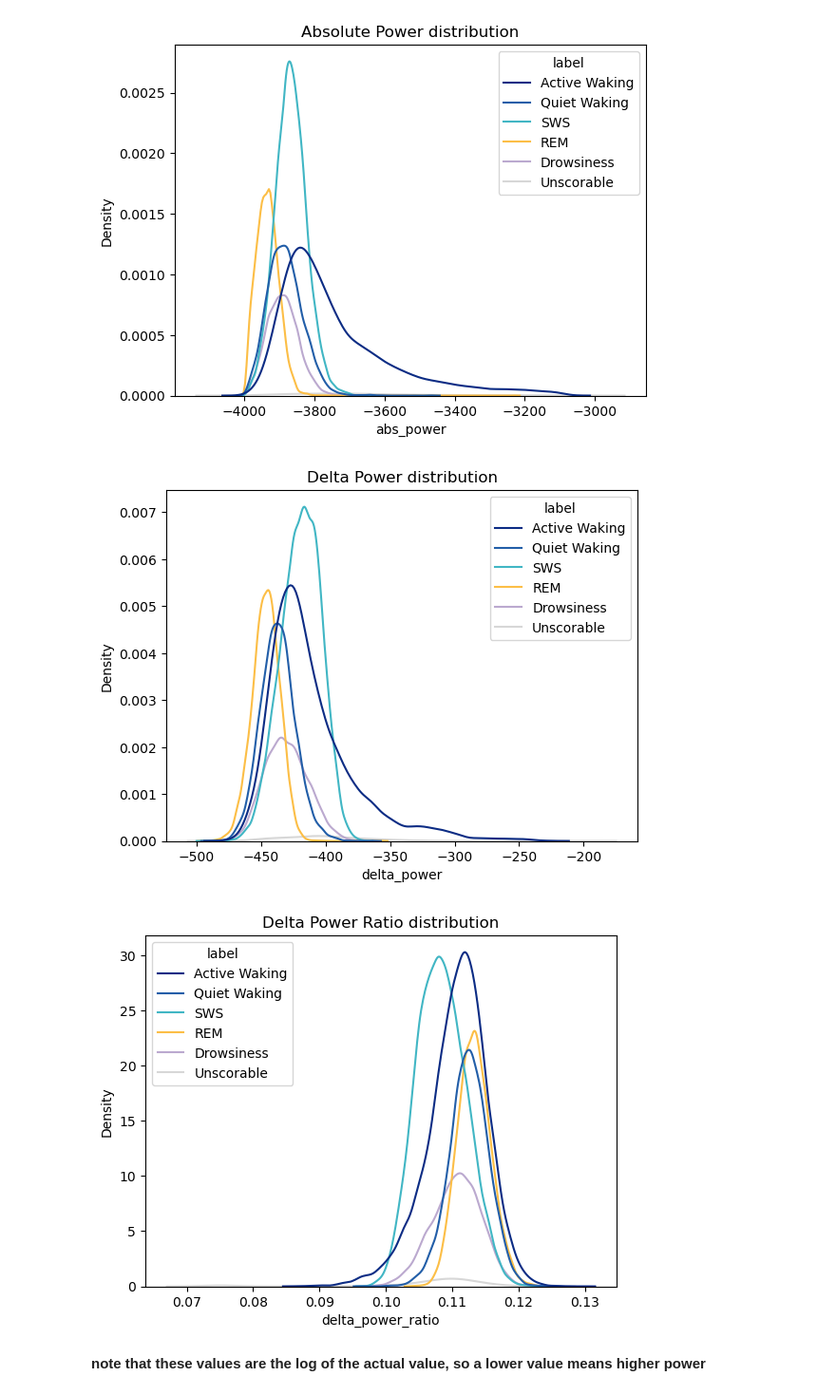
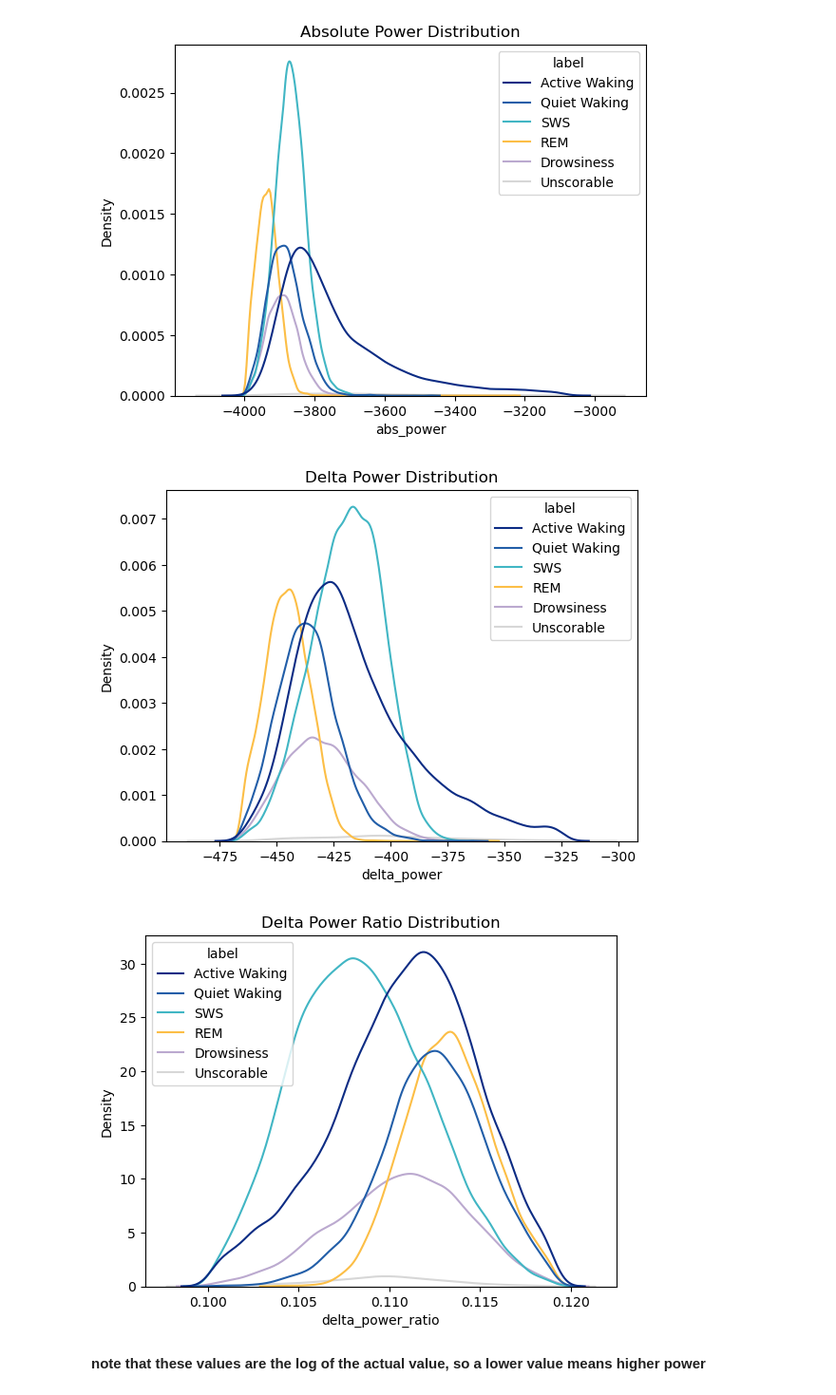
Before and after one commit to jmkendallbar/ecophys-ecoviz, a Jupyter notebook: notebooks/01_feature_extraction_v1.ipynb, the cells around one changed output. Shown at 95% size. Saved outputs shown, nothing was run; the diff lists cells and outputs as text; code cells hidden in the pictures.

```diff
--- a/notebooks/01_feature_extraction_v1.ipynb
+++ b/notebooks/01_feature_extraction_v1.ipynb
@@ -389,23 +386,23 @@ delta_power_with_labels = pd.DataFrame({
     'delta_power': delta_power,
     'label': df['Simple.Sleep.Code'].iloc[:duration_seconds]
 }).dropna()
-sns.kdeplot(delta_power_with_labels, x='delta_power', hue='label', palette=label_colors)
-plt.title('Delta Power distribution')
+ax = plot_feature_density(delta_power_with_labels, 'delta_power', 'label',
+                          title='Delta Power Distribution', filter_val=0.01)
 plt.show()
 # %% [output]
-[figure, old version]
+[figure, new version]
 # %%
 # Delta power ratio
 delta_ratio = freq_band_powers['delta'] / abs_power_dB
 delta_ratio_with_labels = pd.DataFrame({
     'delta_power_ratio': delta_ratio,
     'label': df['Simple.Sleep.Code'].iloc[:duration_seconds]
 }).dropna()
-sns.kdeplot(delta_ratio_with_labels, x='delta_power_ratio', hue='label', palette=label_colors)
-plt.title('Delta Power Ratio distribution')
+ax = plot_feature_density(delta_ratio_with_labels, 'delta_power_ratio', 'label',
+                          title='Delta Power Ratio Distribution', filter_val=0.01)
 plt.show()
 # %% [output]
-[figure, old version]
+[figure, new version]
 # %% [markdown]
 <b>note that these values are the log of the actual value, so a lower value means higher power</b>
 # %% [markdown]
```
Also changed, not shown: parts of 5 cells of this notebook, 11 other files.
